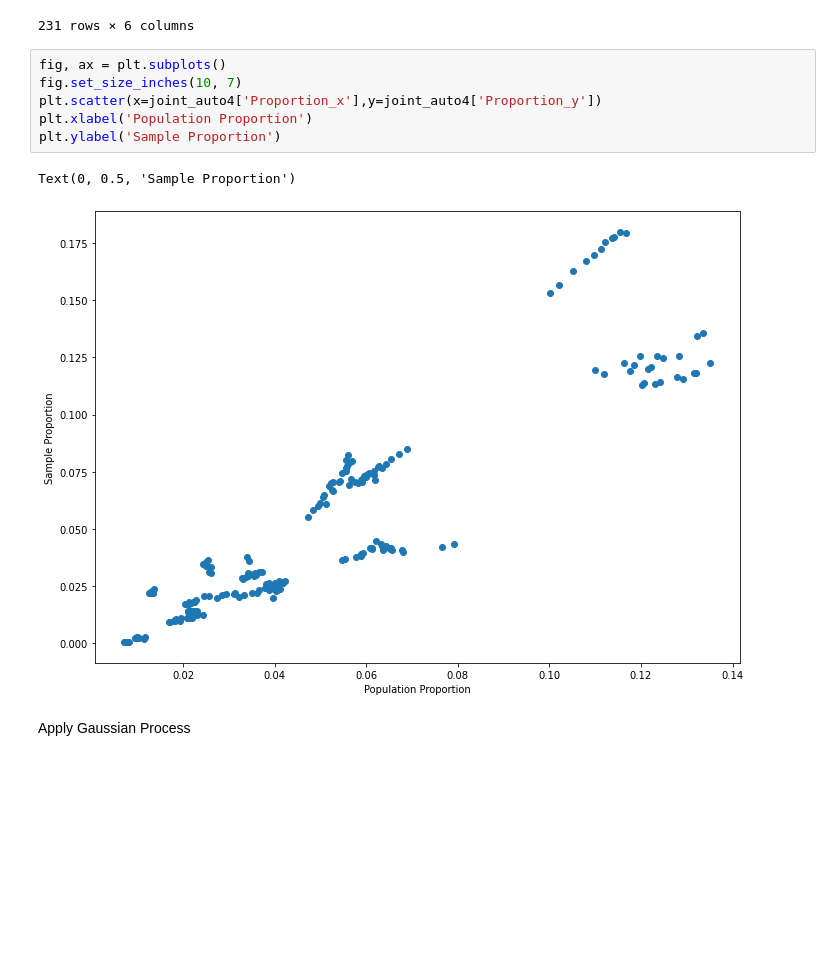
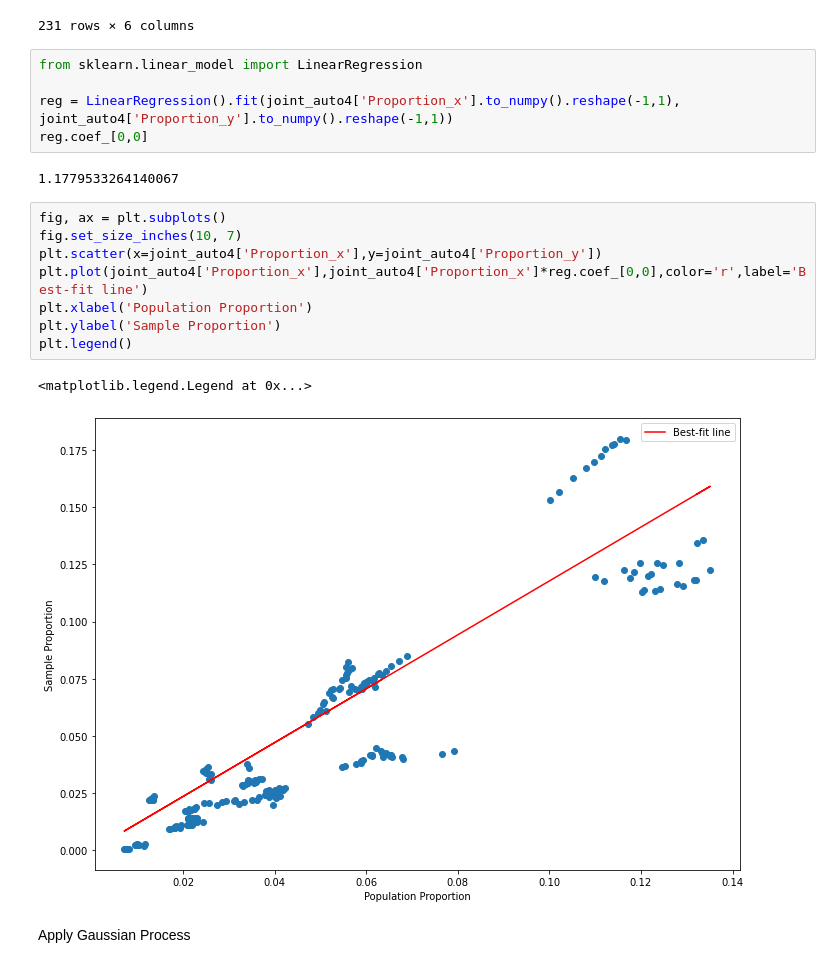
Before and after one commit to terencetan-c/4YP-The-Future-of-Work, a Jupyter notebook: Data modelling/Data modelling.ipynb, the cells around one changed output. Saved outputs shown, nothing was run; the diff lists cells and outputs as text; blank space fills up the shorter version.

```diff
--- a/Data modelling/Data modelling.ipynb
+++ b/Data modelling/Data modelling.ipynb
@@ -644,15 +670,24 @@ joint_auto4_sample
 | 229 | transportation and material movin... | 2012 | 53-0000 | 2780.0 | 67907.0 | 0.040938 |
 | 230 | transportation and material movin... | 2011 | 53-0000 | 2828.0 | 66526.0 | 0.042510 |
 231 rows × 6 columns
+# %%
+from sklearn.linear_model import LinearRegression
+
+reg = LinearRegression().fit(joint_auto4['Proportion_x'].to_numpy().reshape(-1,1), joint_auto4['Proportion_y'].to_numpy().reshape(-1,1))
+reg.coef_[0,0]
+# %% [output]
+1.1779533264140067
 # %%
 fig, ax = plt.subplots()
 fig.set_size_inches(10, 7)
 plt.scatter(x=joint_auto4['Proportion_x'],y=joint_auto4['Proportion_y'])
+plt.plot(joint_auto4['Proportion_x'],joint_auto4['Proportion_x']*reg.coef_[0,0],color='r',label='Best-fit line')
 plt.xlabel('Population Proportion')
 plt.ylabel('Sample Proportion')
+plt.legend()
 # %% [output]
-Text(0, 0.5, 'Sample Proportion')
+<matplotlib.legend.Legend at 0x...>
-[figure, old version]
+[figure, new version]
 # %% [markdown]
 Apply Gaussian Process
 # %%
```
Also changed, not shown: parts of 7 cells of this notebook, 13 other files.
